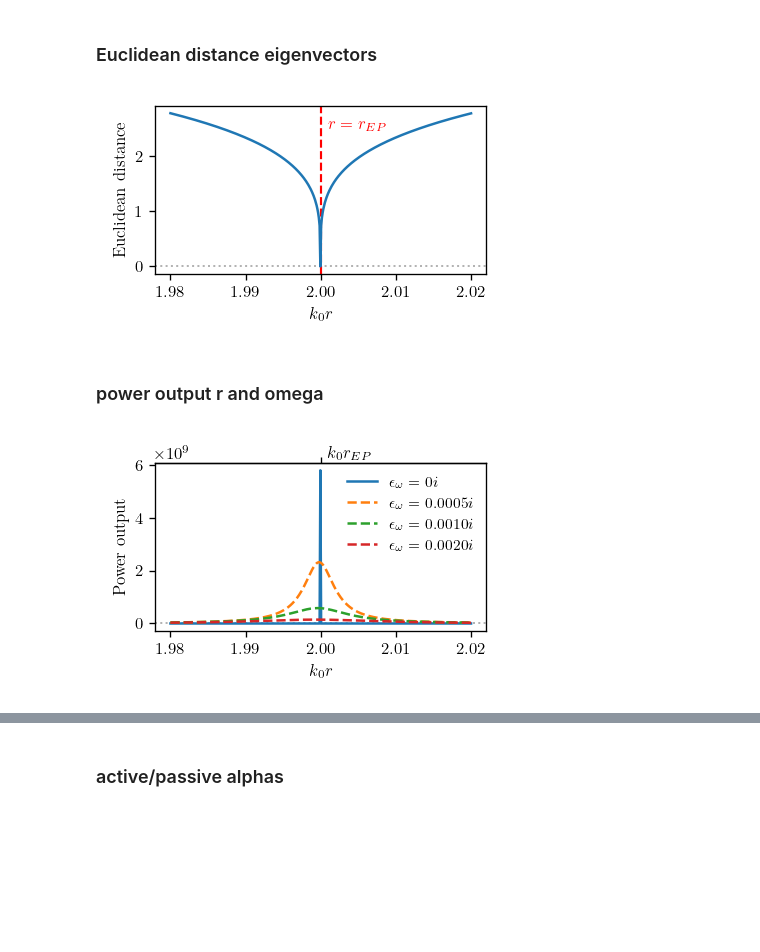
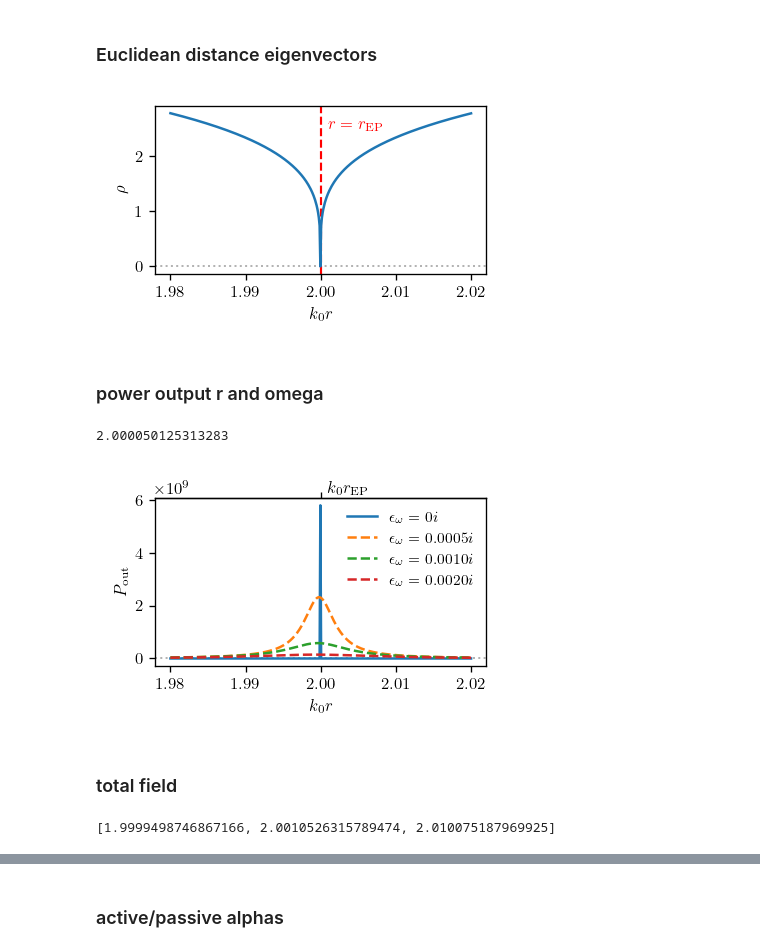
Before and after one commit to mekise/graph-theory-dda, a Jupyter notebook: notebooks/plot_paper.ipynb, the cells around one changed output, grey strips where cells are left out. Saved outputs shown, nothing was run; the diff lists cells and outputs as text; code cells hidden in the pictures; blank space fills up the shorter version.

Commit message:
Changes in paper plots to add the total field

```diff
--- a/notebooks/plot_paper.ipynb
+++ b/notebooks/plot_paper.ipynb
@@ -9,7 +9,7 @@ import matplotlib.animation as animation
 
 plt.rcParams.update({
     "text.usetex": True,
-    "text.latex.preamble": r'', # insert packages here e.g. r'\usepackage{mathrm}'
+    "text.latex.preamble": r'\usepackage{amsmath}', # insert packages here e.g. r'\usepackage{mathrm}'
     "font.family": "serif",
     "font.serif": "cm",
     "font.size": 10,
@@ -282,29 +282,33 @@ plt.show()
 # %%
 file = np.load("../data/eigs_n4.npz")
 saveplot = "../data/euclideandistance.pdf"
 rspan = file["rspan"]
 eigvs = file["eigvs"]
 
 distance = np.zeros(len(rspan))
 for k in range(len(rspan)):
     for i in range(np.shape(eigvs)[1]):
         for j in range(i+1, np.shape(eigvs)[1]):
             distance[k] += la.norm(eigvs[k,:,i]-eigvs[k,:,j])
 
 plt.figure(figsize=figsize, dpi=120)
 plt.axhline(0, c='0.7', ls='dotted', lw=1.2)
 plt.axvline(rspan[int(len(rspan)/2)], c='red', ls='--', lw=1.3)
 plt.plot(rspan, distance, '-', c='C0')
-plt.text(2.001, 2.5, "$r=r_{EP}$", c='red')
+plt.text(2.001, 2.5, "$r=r_\\text{EP}$", c='red')
 plt.xlabel("$k_0r$")
 plt.ylabel("$\\rho$")
 plt.tight_layout()
 plt.savefig(saveplot)
 plt.show()
 # %% [output]
-[figure, old version]
+[figure, new version]
 # %% [markdown]
 ### power output r and omega
+# %%
+print(rspan[200])
+# %% [output]
+2.000050125313283
 # %%
 file = np.load("../data/poweroveromega_n4_imagomegashift.npz")
 saveplot = "../data/poweroveromega_n4_imagomegashift.pdf"
@@ -328,10 +332,16 @@ plt.xlabel("$k_0r$")
 plt.ylabel("$P_\\text{out}$")
 ax_t = ax.secondary_xaxis('top')
 ax_t.set_ticks([2], [""])
-plt.text(0.52, 1.03, "$k_0r_{EP}$", transform=ax.transAxes)
+plt.text(0.52, 1.03, "$k_0r_\\text{EP}$", transform=ax.transAxes)
 plt.legend(frameon=False, loc="upper right")
 plt.tight_layout()
-plt.savefig(saveplot)
+# plt.savefig(saveplot)
 plt.show()
 # %% [output]
-[figure, old version]
+[figure, new version]
+# %% [markdown]
+### total field
+# %%
+print([rspan[i] for i in [199, 210, 300]])
+# %% [output]
+[1.9999498746867166, 2.0010526315789474, 2.010075187969925]
```
Also changed, not shown: parts of 1 cell of this notebook, 1 other file.
